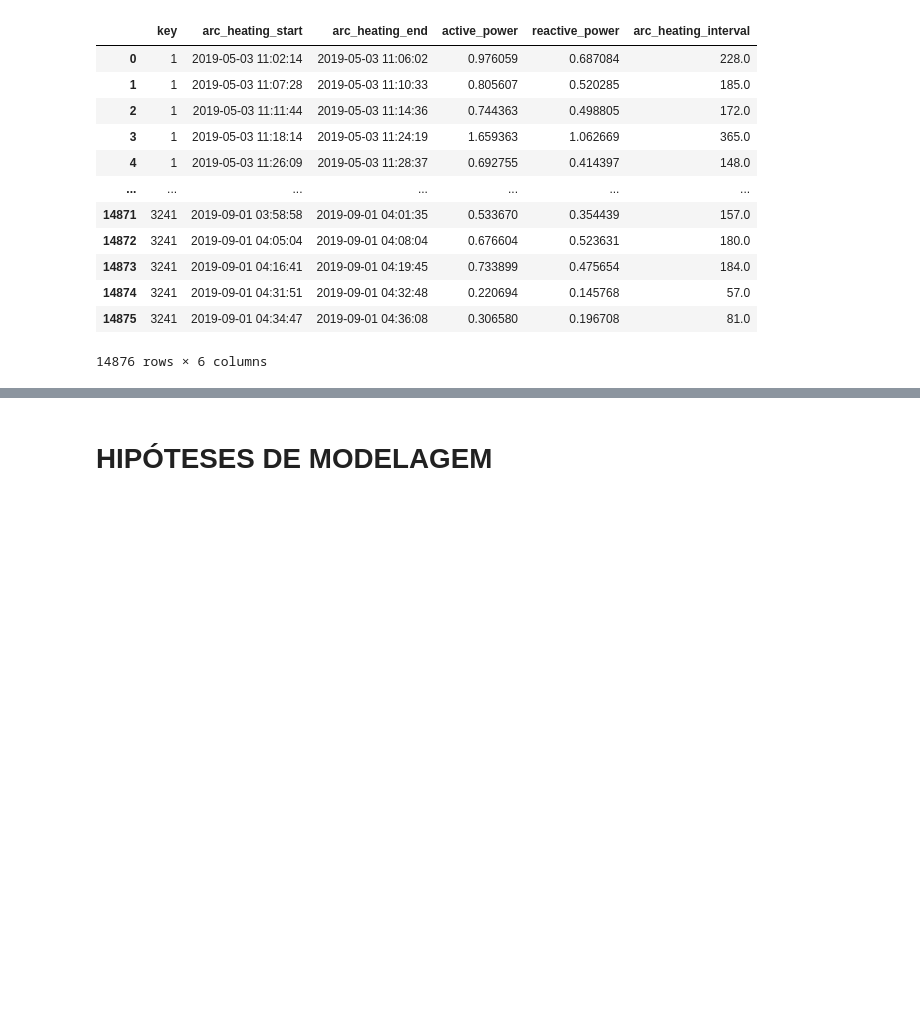
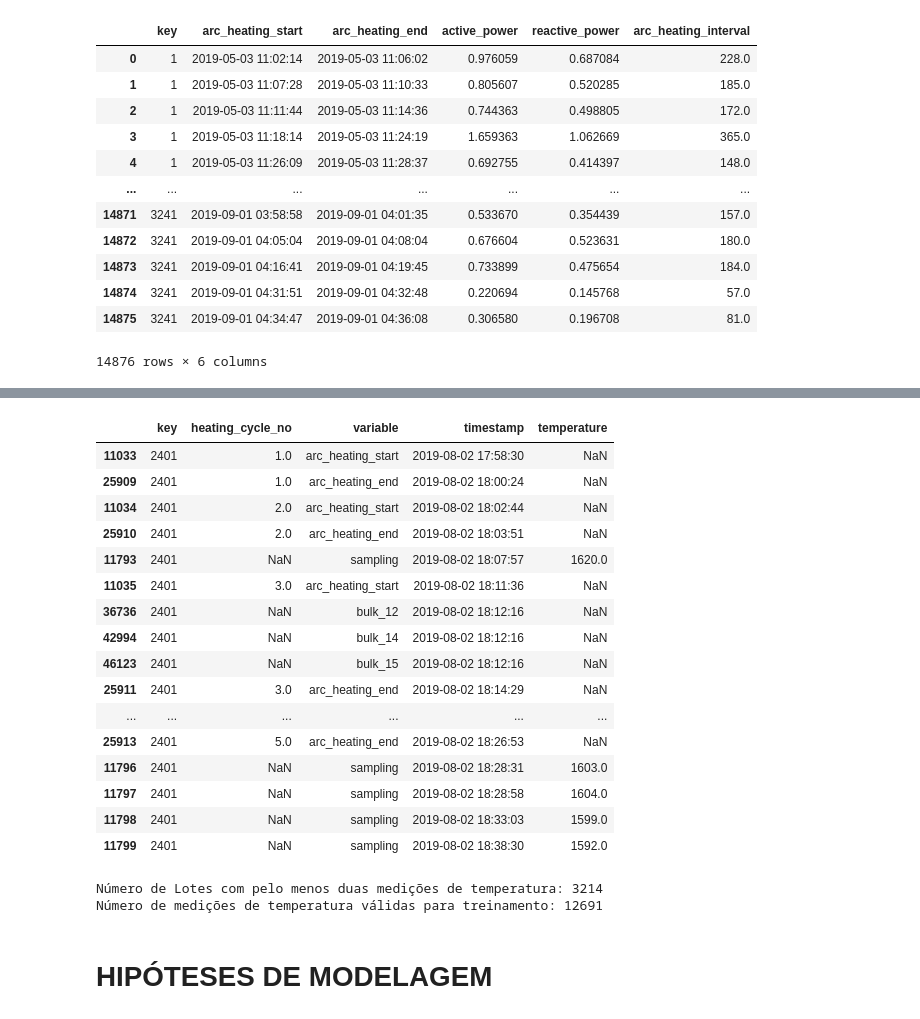
Before and after one commit to danendless/TT-Sprint17-FINAL-PROJECT, a Jupyter notebook: notebooks/steelproof_notebook_work_plan.ipynb, the cells around one changed output, grey strips where cells are left out. Saved outputs shown, nothing was run; the diff lists cells and outputs as text; code cells hidden in the pictures; blank space fills up the shorter version.

Commit message:
add multiple exploration of data, especially melting datasets to combine into long dataset

```diff
--- a/notebooks/steelproof_notebook_work_plan.ipynb
+++ b/notebooks/steelproof_notebook_work_plan.ipynb
@@ -567,0 +589,16 @@ last_heating_last_temp['sampling_time_is_last'].sum()
+# %%
+data_arc_en['heating_cycle_no'] = data_arc_en.groupby('key').cumcount() + 1
+# %%
+data_arc_time_long = data_arc_en.drop(['active_power','reactive_power','arc_heating_interval'],axis=1).melt(id_vars=['key','heating_cycle_no'],value_name='timestamp')
+
+data_bulk_time_long = data_bulk_time_en.melt(id_vars='key',value_name='timestamp').dropna()
+
+data_wire_time_long = data_wire_time_en.melt(id_vars='key',value_name='timestamp').dropna()
+
+data_temp_en_long = data_temp_en.rename({'sampling_time':'timestamp'},axis=1)
+data_temp_en_long['variable'] = 'sampling'
+data_temp_en_long = data_temp_en_long[['key','variable','timestamp','temperature']]
+
+data_long:pd.DataFrame = pd.concat([data_arc_time_long,data_bulk_time_long,data_wire_time_long,data_temp_en_long])
+
+data_long = data_long.sort_values(by=['key','timestamp'])
@@ -568,3 +607,30 @@ last_heating_last_temp['sampling_time_is_last'].sum()
+# %%
+data_long.loc[data_long['key'] == random.randint(0,data_long['key'].max())]
+# %% [output]
+|  | key | heating_cycle_no | variable | timestamp | temperature |
+| 11033 | 2401 | 1.0 | arc_heating_start | 2019-08-02 17:58:30 | NaN |
+| 25909 | 2401 | 1.0 | arc_heating_end | 2019-08-02 18:00:24 | NaN |
+| 11034 | 2401 | 2.0 | arc_heating_start | 2019-08-02 18:02:44 | NaN |
+| 25910 | 2401 | 2.0 | arc_heating_end | 2019-08-02 18:03:51 | NaN |
+| 11793 | 2401 | NaN | sampling | 2019-08-02 18:07:57 | 1620.0 |
+| 11035 | 2401 | 3.0 | arc_heating_start | 2019-08-02 18:11:36 | NaN |
+| 36736 | 2401 | NaN | bulk_12 | 2019-08-02 18:12:16 | NaN |
+| 42994 | 2401 | NaN | bulk_14 | 2019-08-02 18:12:16 | NaN |
+| 46123 | 2401 | NaN | bulk_15 | 2019-08-02 18:12:16 | NaN |
+| 25911 | 2401 | 3.0 | arc_heating_end | 2019-08-02 18:14:29 | NaN |
+| ... | ... | ... | ... | ... | ... |
+| 25913 | 2401 | 5.0 | arc_heating_end | 2019-08-02 18:26:53 | NaN |
+| 11796 | 2401 | NaN | sampling | 2019-08-02 18:28:31 | 1603.0 |
+| 11797 | 2401 | NaN | sampling | 2019-08-02 18:28:58 | 1604.0 |
+| 11798 | 2401 | NaN | sampling | 2019-08-02 18:33:03 | 1599.0 |
+| 11799 | 2401 | NaN | sampling | 2019-08-02 18:38:30 | 1592.0 |
+# %%
+measurements_per_batch = data_temp_en.groupby('key').size()
+print("Número de Lotes com pelo menos duas medições de temperatura:",(measurements_per_batch >=2).sum())
+print("Número de medições de temperatura válidas para treinamento:", (measurements_per_batch-1).clip(lower=0).sum())
+# %% [output]
+Número de Lotes com pelo menos duas medições de temperatura: 3214
+Número de medições de temperatura válidas para treinamento: 12691
 # %% [markdown]
 # HIPÓTESES DE MODELAGEM
 # %% [markdown]
```
Also changed, not shown: parts of 8 cells of this notebook.
